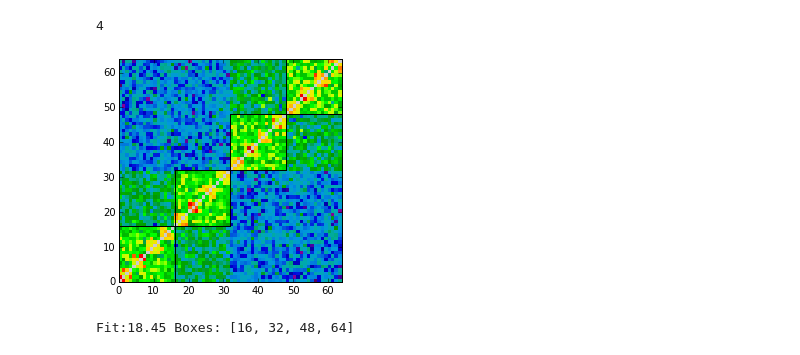
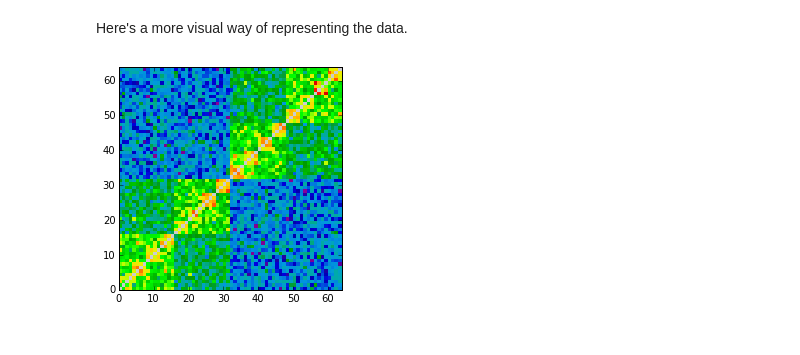
Before and after one commit to peterwinter/boxcluster_tutorial, a Jupyter notebook: boxcut.ipynb, the cells around one changed output. Cells and saved outputs as stored; diff of their text form; code cells hidden in the pictures.

```diff
--- a/boxcut.ipynb
+++ b/boxcut.ipynb
@@ -31,9 +51,6 @@ test_soln = generate_nested_data(noise=0.05)
-# %%
-bc2 = BoxCut(test_soln)
-best2 = bc2(save_history=True)
-mplot(test_soln, boxes=best2)
-best2
-# %% [output]
-4
-[figure, removed]
-Fit:18.45 Boxes: [16, 32, 48, 64]
+# %% [markdown]
+Here's a more visual way of representing the data.
+# %%
+mplot(sample_data)
+# %% [output]
+[figure, added]
```
Also changed, not shown: parts of 26 cells of this notebook.
